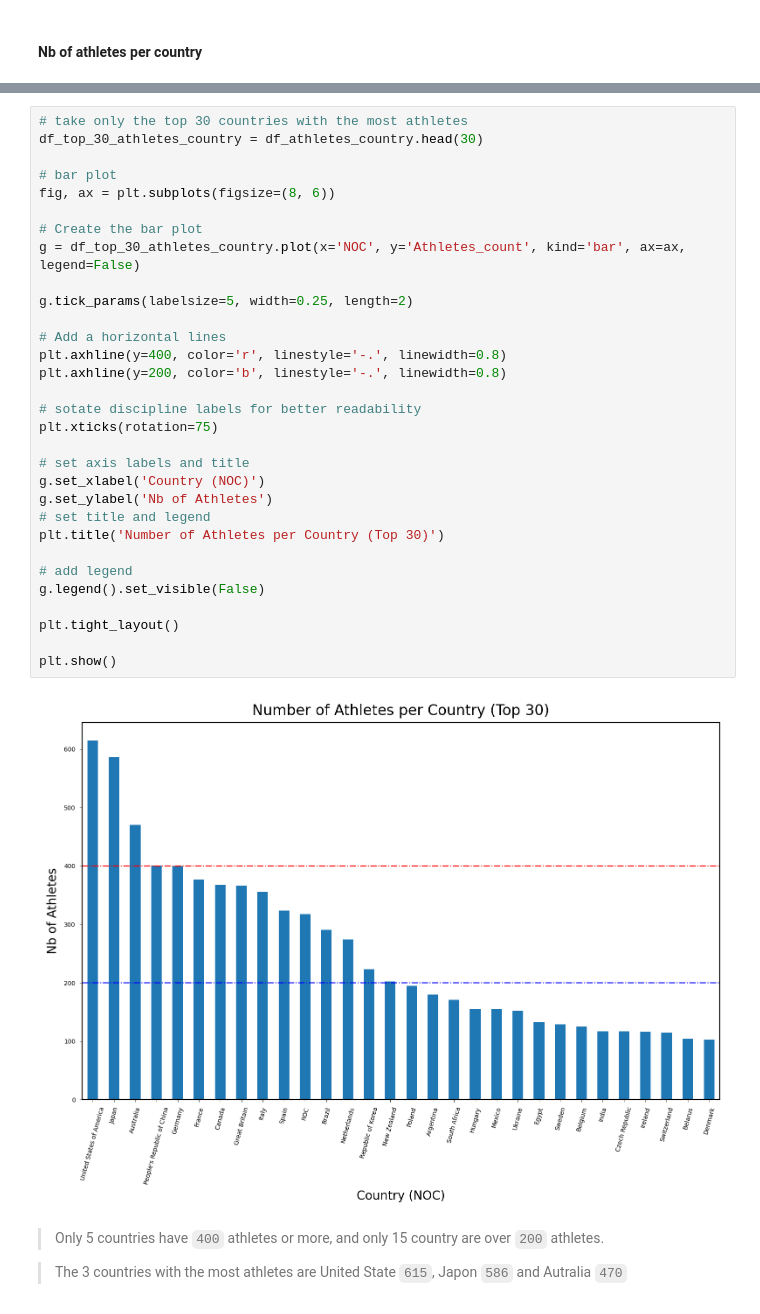
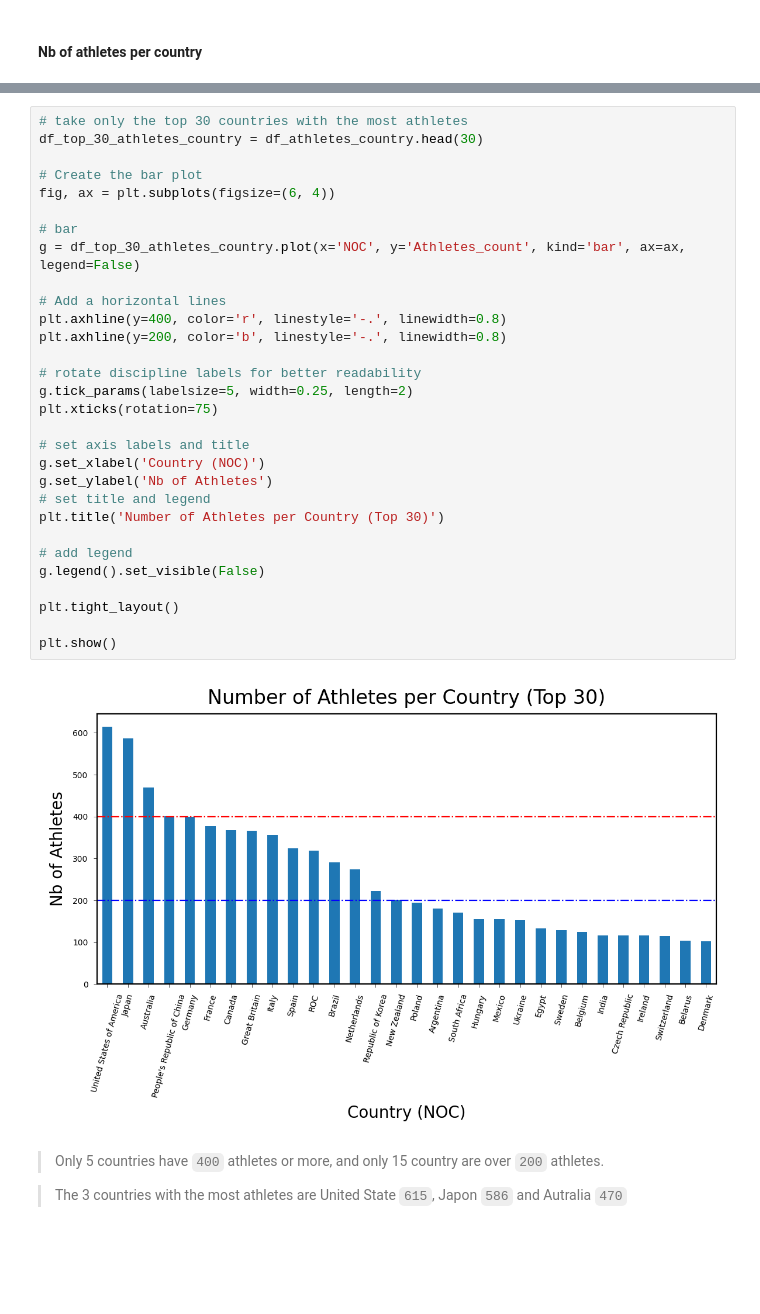
Before and after one commit to levisantn/olympics_tokyo, a Jupyter notebook: olympics_tokyo.ipynb, the cells around one changed output, grey strips where cells are left out. Cells and saved outputs as stored; diff of their text form; blank space fills up the shorter version.

```diff
--- a/olympics_tokyo.ipynb
+++ b/olympics_tokyo.ipynb
@@ -418,36 +422,35 @@ df_athletes_country.head(10)
 # %%
 # take only the top 30 countries with the most athletes
 df_top_30_athletes_country = df_athletes_country.head(30)
 
-# bar plot
-fig, ax = plt.subplots(figsize=(8, 6))
+# Create the bar plot
+fig, ax = plt.subplots(figsize=(6, 4))
 
-# Create the bar plot
+# bar
 g = df_top_30_athletes_country.plot(x='NOC', y='Athletes_count', kind='bar', ax=ax, legend=False)
-
-g.tick_params(labelsize=5, width=0.25, length=2)
 
 # Add a horizontal lines
 plt.axhline(y=400, color='r', linestyle='-.', linewidth=0.8)
 plt.axhline(y=200, color='b', linestyle='-.', linewidth=0.8)
 
-# sotate discipline labels for better readability
+# rotate discipline labels for better readability
+g.tick_params(labelsize=5, width=0.25, length=2)
 plt.xticks(rotation=75)
 
 # set axis labels and title
 g.set_xlabel('Country (NOC)')
 g.set_ylabel('Nb of Athletes')
 # set title and legend
 plt.title('Number of Athletes per Country (Top 30)')
 
 # add legend
 g.legend().set_visible(False)
 
 plt.tight_layout()
 
 plt.show()
 # %% [output]
-[figure, old version]
+[figure, new version]
 # %% [markdown]
 > Only 5 countries have `400` athletes or more, and only 15 country are over `200` athletes.
 
```
Also changed, not shown: parts of 31 cells of this notebook.
